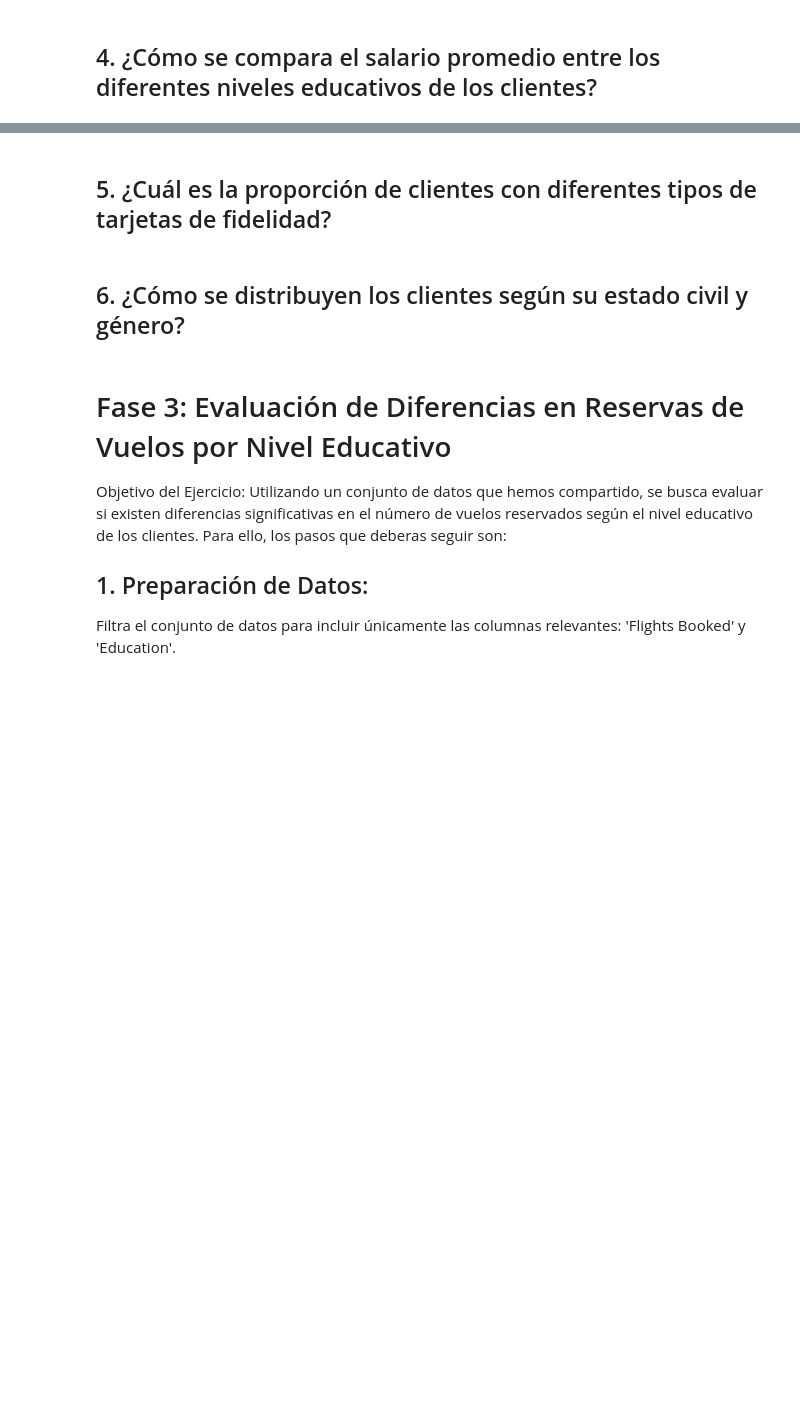
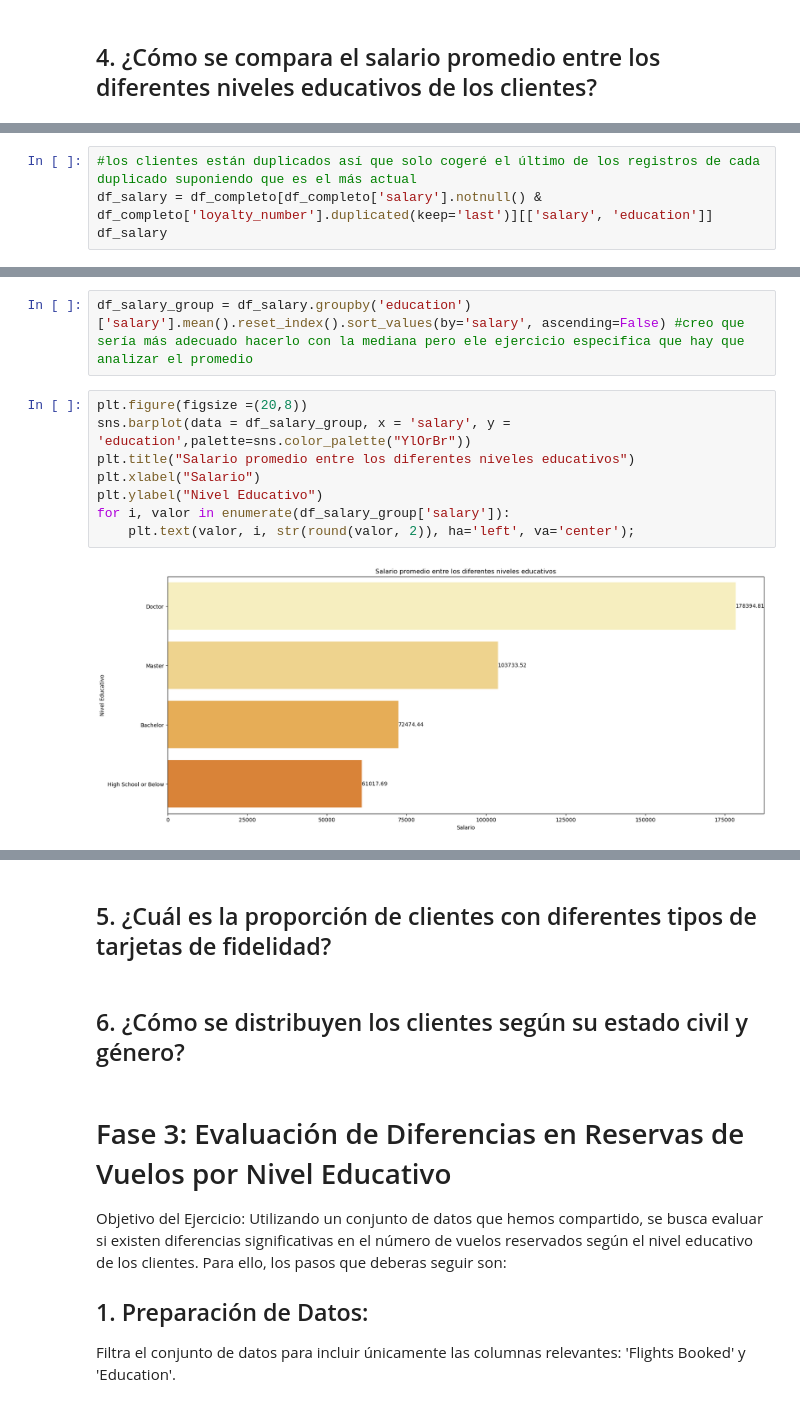
Before and after one commit to Adalab/bda-modulo-3-evaluacion-final-inesaag, a Jupyter notebook: evaluacion.ipynb, the cells around one changed output, grey strips where cells are left out. Drawn from its saved outputs; the diff is of its cells as text; blank space fills up the shorter version.

```diff
--- a/evaluacion.ipynb
+++ b/evaluacion.ipynb
@@ -478,0 +636,4 @@ Usando las herramientas de visualización que has aprendido durante este módulo
+# %%
+#los clientes están duplicados así que solo cogeré el último de los registros de cada duplicado suponiendo que es el más actual
+df_salary = df_completo[df_completo['salary'].notnull() & df_completo['loyalty_number'].duplicated(keep='last')][['salary', 'education']]
+df_salary
@@ -478,0 +654,12 @@ Usando las herramientas de visualización que has aprendido durante este módulo
+# %%
+df_salary_group = df_salary.groupby('education')['salary'].mean().reset_index().sort_values(by='salary', ascending=False) #creo que sería más adecuado hacerlo con la mediana pero ele ejercicio especifica que hay que analizar el promedio
+# %%
+plt.figure(figsize =(20,8))
+sns.barplot(data = df_salary_group, x = 'salary', y = 'education',palette=sns.color_palette("YlOrBr"))
+plt.title("Salario promedio entre los diferentes niveles educativos")
+plt.xlabel("Salario")
+plt.ylabel("Nivel Educativo")
+for i, valor in enumerate(df_salary_group['salary']):
+    plt.text(valor, i, str(round(valor, 2)), ha='left', va='center');
+# %% [output]
+[figure, added]
```
Also changed, not shown: parts of 23 cells of this notebook.
